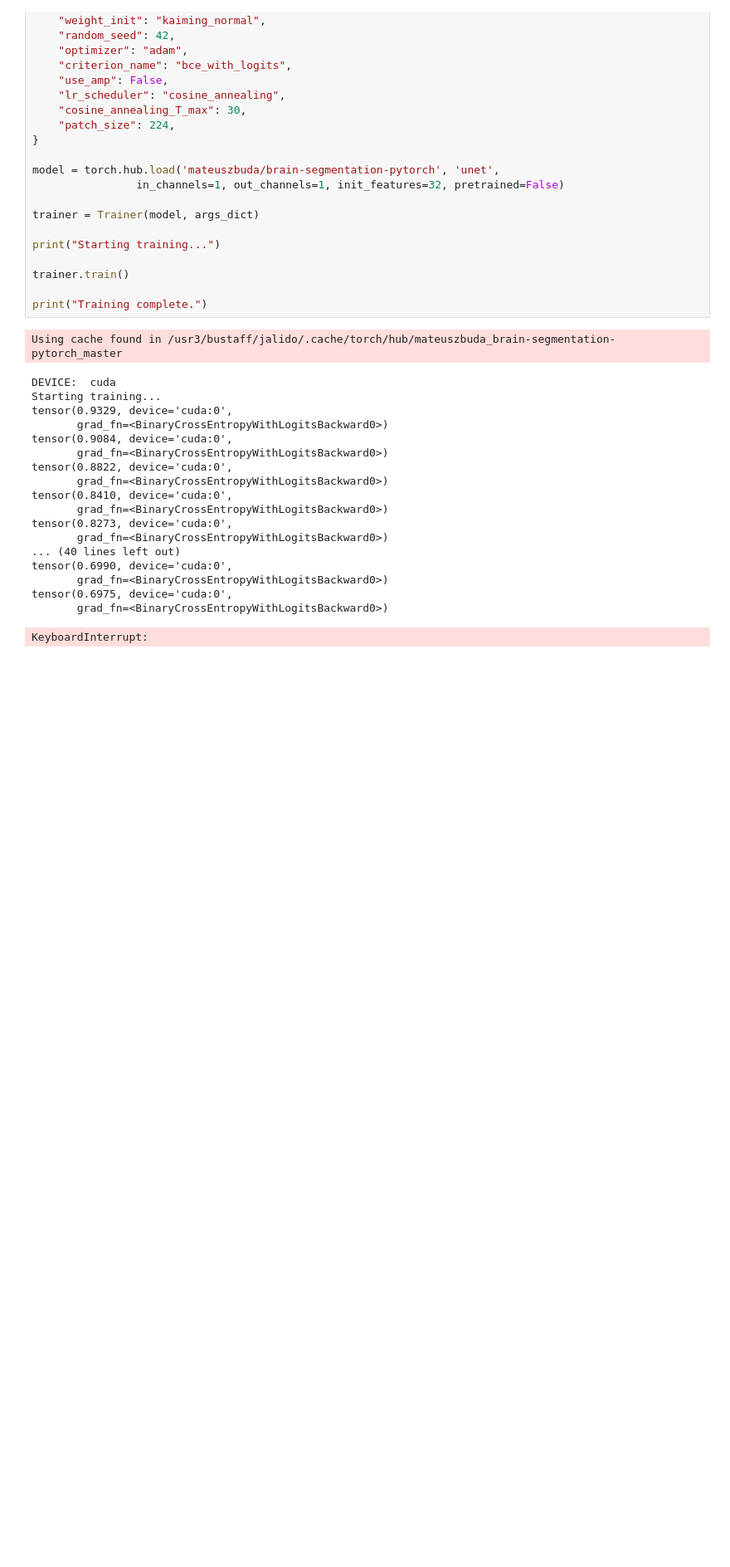
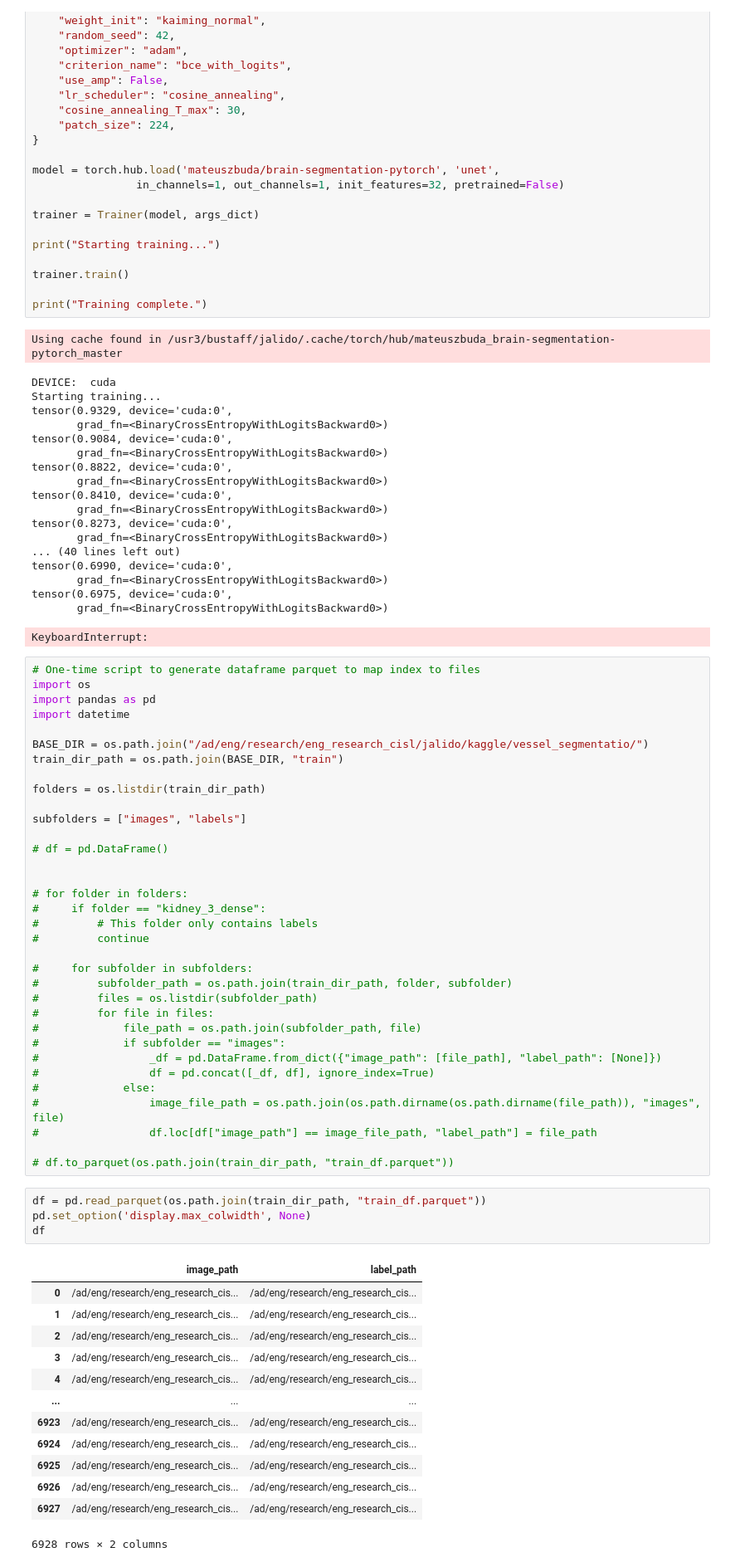
Before and after one commit to wellshuang123/kaggle-repo, a Jupyter notebook: src/submissions/scratch.ipynb, the cells around one changed output. Shown at 83% size. Drawn from its saved outputs; the diff is of its cells as text; blank space fills up the shorter version.

```diff
--- a/src/submissions/scratch.ipynb
+++ b/src/submissions/scratch.ipynb
@@ -431,3 +437,55 @@ tensor(0.6990, device='cuda:0',
 tensor(0.6975, device='cuda:0',
        grad_fn=<BinaryCrossEntropyWithLogitsBackward0>)
 KeyboardInterrupt:
+# %%
+# One-time script to generate dataframe parquet to map index to files
+import os
+import pandas as pd
+import datetime
+
+BASE_DIR = os.path.join("/ad/eng/research/eng_research_cisl/jalido/kaggle/vessel_segmentatio/")
+train_dir_path = os.path.join(BASE_DIR, "train")
+
+folders = os.listdir(train_dir_path)
+
+subfolders = ["images", "labels"]
+
+# df = pd.DataFrame()
+
+
+# for folder in folders:
+#     if folder == "kidney_3_dense":
+#         # This folder only contains labels
+#         continue
+
+#     for subfolder in subfolders:
+#         subfolder_path = os.path.join(train_dir_path, folder, subfolder)
+#         files = os.listdir(subfolder_path)
+#         for file in files:
+#             file_path = os.path.join(subfolder_path, file)
+#             if subfolder == "images":
+#                 _df = pd.DataFrame.from_dict({"image_path": [file_path], "label_path": [None]})
+#                 df = pd.concat([_df, df], ignore_index=True)
+#             else:
+#                 image_file_path = os.path.join(os.path.dirname(os.path.dirname(file_path)), "images", file)
+#                 df.loc[df["image_path"] == image_file_path, "label_path"] = file_path
+
+# df.to_parquet(os.path.join(train_dir_path, "train_df.parquet"))
+# %%
+df = pd.read_parquet(os.path.join(train_dir_path, "train_df.parquet"))
+pd.set_option('display.max_colwidth', None)
+df
+# %% [output]
+|  | image_path | label_path |
+| 0 | /ad/eng/research/eng_research_cis... | /ad/eng/research/eng_research_cis... |
+| 1 | /ad/eng/research/eng_research_cis... | /ad/eng/research/eng_research_cis... |
+| 2 | /ad/eng/research/eng_research_cis... | /ad/eng/research/eng_research_cis... |
+| 3 | /ad/eng/research/eng_research_cis... | /ad/eng/research/eng_research_cis... |
+| 4 | /ad/eng/research/eng_research_cis... | /ad/eng/research/eng_research_cis... |
+| ... | ... | ... |
+| 6923 | /ad/eng/research/eng_research_cis... | /ad/eng/research/eng_research_cis... |
+| 6924 | /ad/eng/research/eng_research_cis... | /ad/eng/research/eng_research_cis... |
+| 6925 | /ad/eng/research/eng_research_cis... | /ad/eng/research/eng_research_cis... |
+| 6926 | /ad/eng/research/eng_research_cis... | /ad/eng/research/eng_research_cis... |
+| 6927 | /ad/eng/research/eng_research_cis... | /ad/eng/research/eng_research_cis... |
+6928 rows × 2 columns
```
Also changed, not shown: parts of 2 cells of this notebook, 3 other files.
